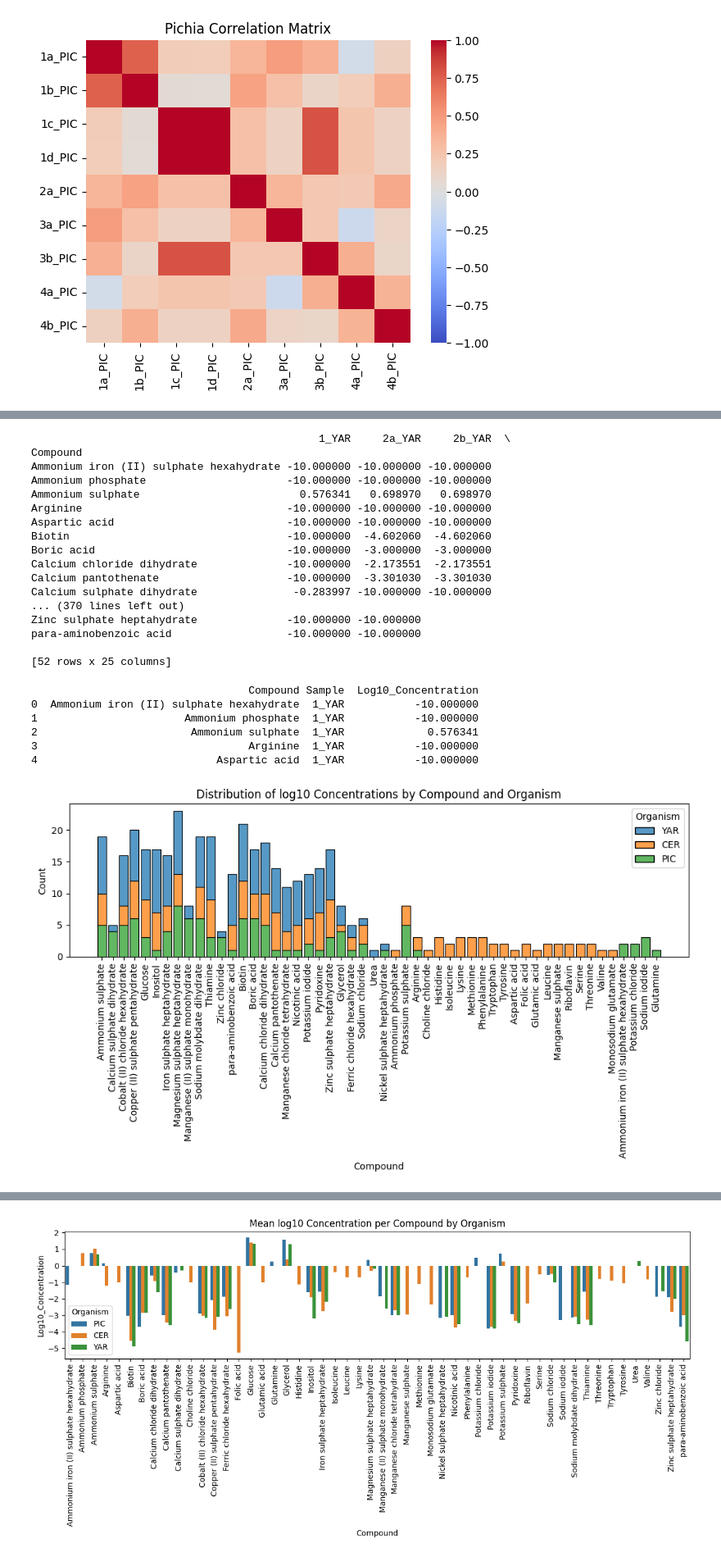
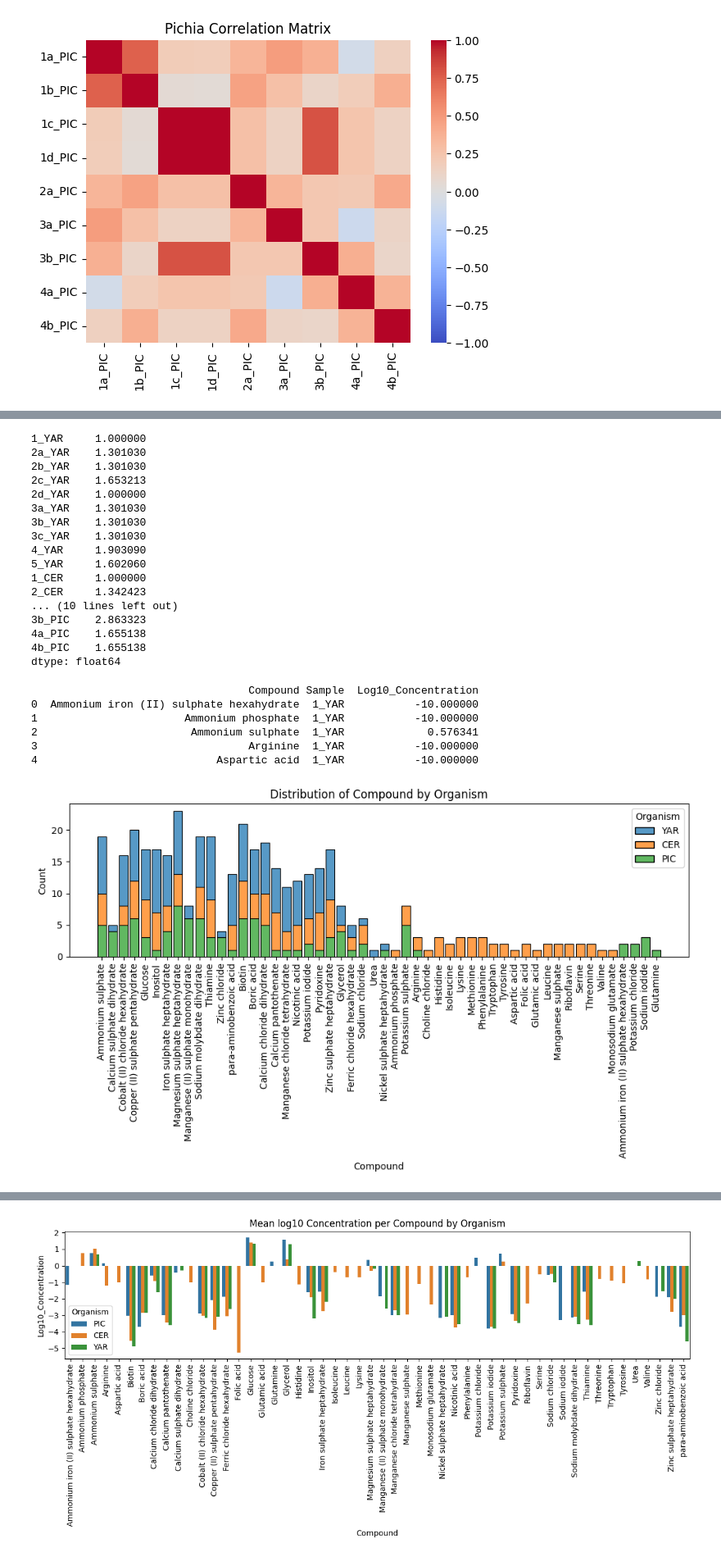
Before and after one commit to subarumuroi/ML_for_rational_design, a Jupyter notebook: MediaDataAnalysis2.ipynb, the cells around one changed output, grey strips where cells are left out. Shown at 82% size. Saved outputs shown, nothing was run; the diff lists cells and outputs as text; code cells hidden in the pictures.

Commit message:
completed histogram and boxplot

```diff
--- a/MediaDataAnalysis2.ipynb
+++ b/MediaDataAnalysis2.ipynb
@@ -118,23 +121,23 @@ print(pic_df.corr().min().min(), pic_df.corr().max().max())
 # %%
-print(df_log)
+print(df_log.max())
 # %% [output]
-                                             1_YAR     2a_YAR     2b_YAR  \
-Compound
-Ammonium iron (II) sulphate hexahydrate -10.000000 -10.000000 -10.000000
-Ammonium phosphate                      -10.000000 -10.000000 -10.000000
-Ammonium sulphate                         0.576341   0.698970   0.698970
-Arginine                                -10.000000 -10.000000 -10.000000
-Aspartic acid                           -10.000000 -10.000000 -10.000000
-Biotin                                  -10.000000  -4.602060  -4.602060
-Boric acid                              -10.000000  -3.000000  -3.000000
-Calcium chloride dihydrate              -10.000000  -2.173551  -2.173551
-Calcium pantothenate                    -10.000000  -3.301030  -3.301030
-Calcium sulphate dihydrate               -0.283997 -10.000000 -10.000000
-... (370 lines left out)
-Zinc sulphate heptahydrate              -10.000000 -10.000000
-para-aminobenzoic acid                  -10.000000 -10.000000
-
-[52 rows x 25 columns]
+1_YAR     1.000000
+2a_YAR    1.301030
+2b_YAR    1.301030
+2c_YAR    1.653213
+2d_YAR    1.000000
+3a_YAR    1.301030
+3b_YAR    1.301030
+3c_YAR    1.301030
+4_YAR     1.903090
+5_YAR     1.602060
+1_CER     1.000000
+2_CER     1.342423
+... (10 lines left out)
+3b_PIC    2.863323
+4a_PIC    1.655138
+4b_PIC    1.655138
+dtype: float64
 # %%
 df_log_reset = df_log.reset_index() # make compound a column instead of index
 
@@ -156,15 +159,15 @@ filtered_df_long = df_long.replace(-10, np.nan)
 # %%
 
 
 plt.figure(figsize=(10, 6))
 sns.histplot(data=df_long[df_long['Log10_Concentration'] > -10],  # remove pseudocount values
              x='Compound', hue='Organism',
              multiple='stack',  # you could also try 'dodge'
              shrink=0.8)
 
 plt.xticks(rotation=90)
-plt.title("Distribution of log10 Concentrations by Compound and Organism")
+plt.title("Distribution of Compound by Organism")
 plt.tight_layout()
 plt.show()
 # %% [output]
-[figure, old version]
+[figure, new version]
```
Also changed, not shown: parts of 29 cells of this notebook.
